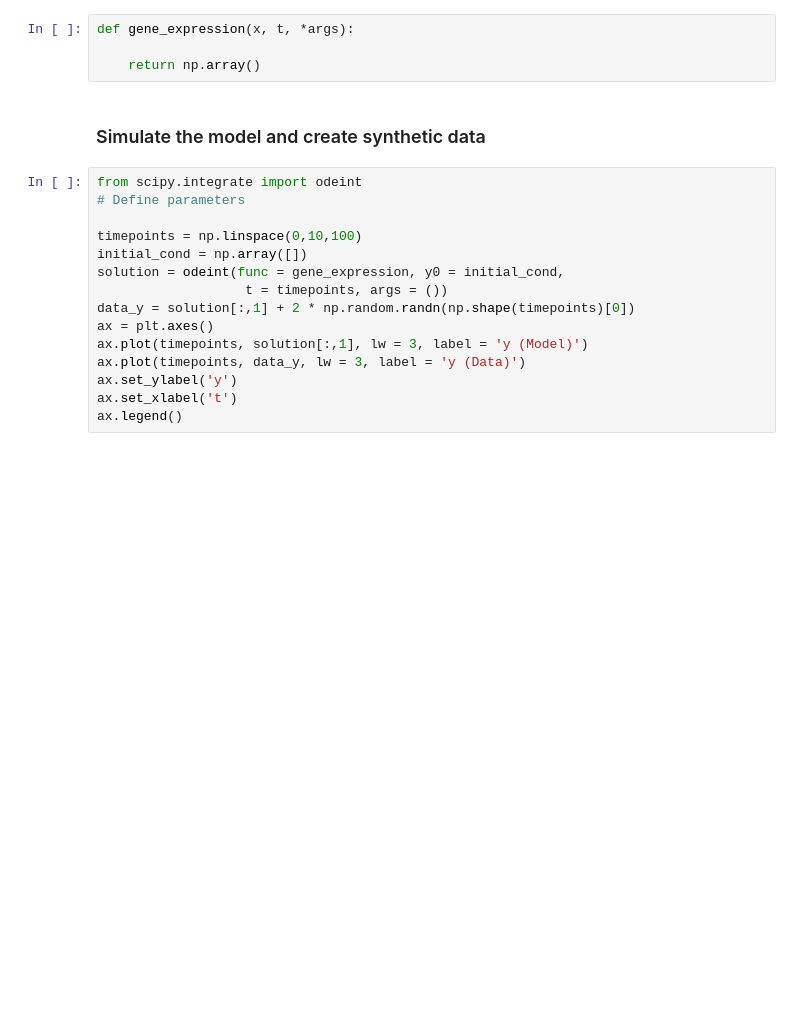
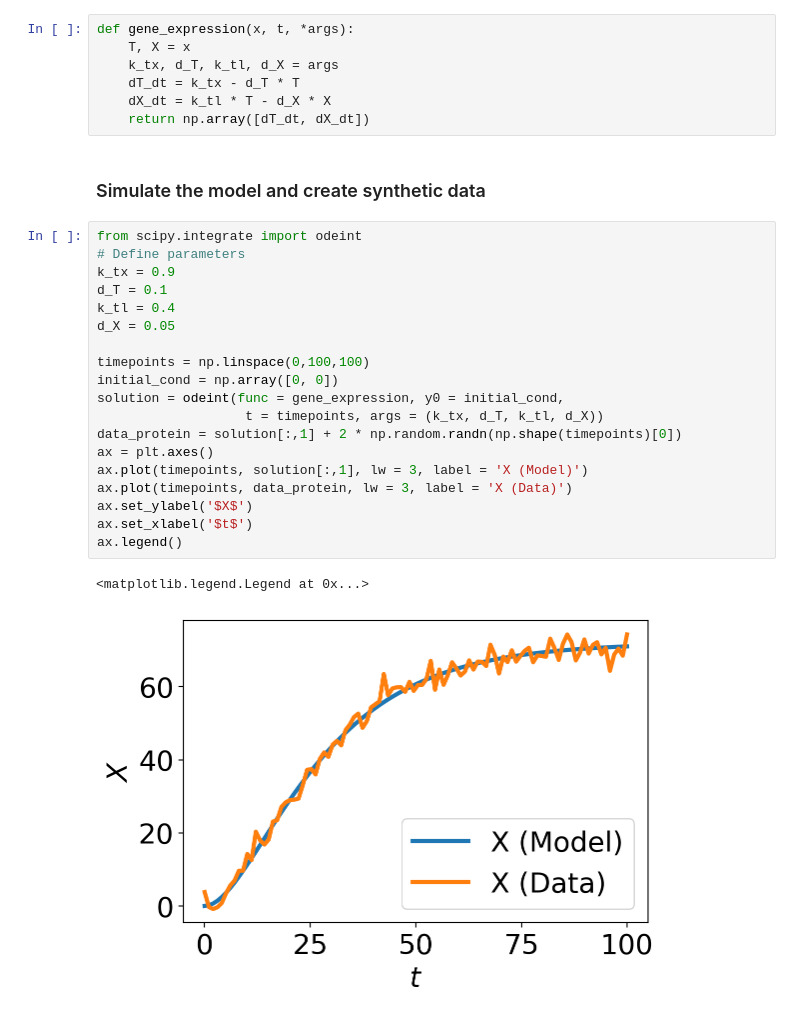
Before and after one commit to BioSysDesign/E164, a Jupyter notebook: reading/week12_bayesian_inference.ipynb, the cells around one changed output. Saved outputs shown, nothing was run; the diff lists cells and outputs as text; blank space fills up the shorter version.

```diff
--- a/reading/week12_bayesian_inference.ipynb
+++ b/reading/week12_bayesian_inference.ipynb
@@ -184,25 +205,35 @@ fig = corner.corner(
 ## Let us try a nonlinear model:
 # %%
 def gene_expression(x, t, *args):
-
-    return np.array()
+    T, X = x
+    k_tx, d_T, k_tl, d_X = args
+    dT_dt = k_tx - d_T * T
+    dX_dt = k_tl * T - d_X * X
+    return np.array([dT_dt, dX_dt])
 # %% [markdown]
 ### Simulate the model and create synthetic data
 # %%
 from scipy.integrate import odeint
 # Define parameters
+k_tx = 0.9
+d_T = 0.1
+k_tl = 0.4
+d_X = 0.05
 
-timepoints = np.linspace(0,10,100)
-initial_cond = np.array([])
+timepoints = np.linspace(0,100,100)
+initial_cond = np.array([0, 0])
 solution = odeint(func = gene_expression, y0 = initial_cond,
-                   t = timepoints, args = ())
-data_y = solution[:,1] + 2 * np.random.randn(np.shape(timepoints)[0])
+                   t = timepoints, args = (k_tx, d_T, k_tl, d_X))
+data_protein = solution[:,1] + 2 * np.random.randn(np.shape(timepoints)[0])
 ax = plt.axes()
-ax.plot(timepoints, solution[:,1], lw = 3, label = 'y (Model)')
-ax.plot(timepoints, data_y, lw = 3, label = 'y (Data)')
-ax.set_ylabel('y')
-ax.set_xlabel('t')
+ax.plot(timepoints, solution[:,1], lw = 3, label = 'X (Model)')
+ax.plot(timepoints, data_protein, lw = 3, label = 'X (Data)')
+ax.set_ylabel('$X$')
+ax.set_xlabel('$t$')
 ax.legend()
+# %% [output]
+<matplotlib.legend.Legend at 0x...>
+[figure, added]
 # %%
 cost_progress = []
 def log_prior(params):
```
Also changed, not shown: parts of 12 cells of this notebook.
